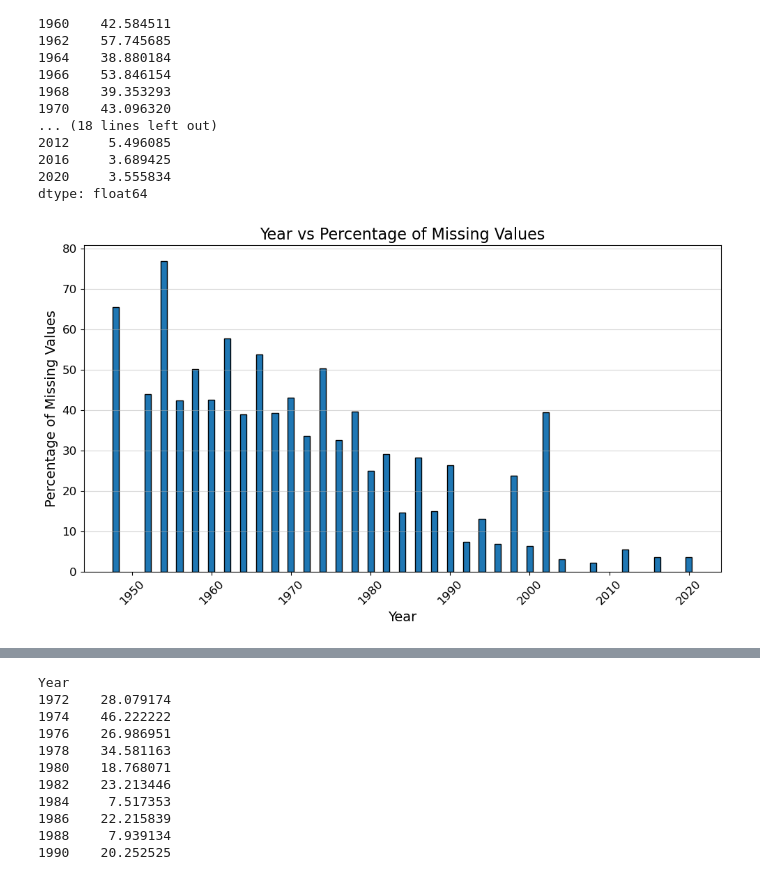
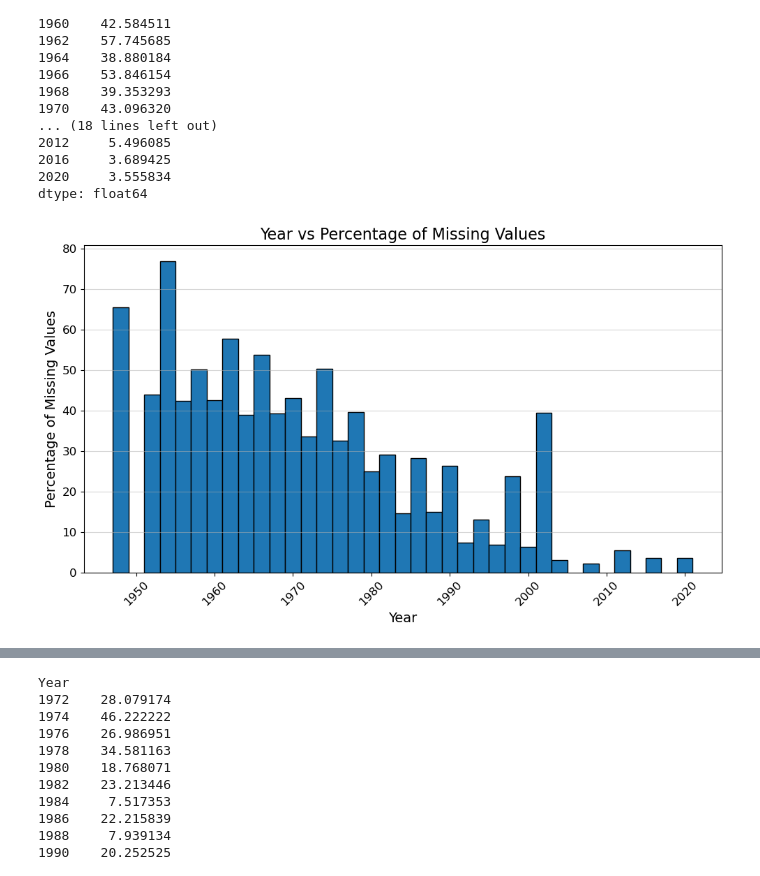
Before and after one commit to mihika-jain/electionAnalysis, a Jupyter notebook: dslc_documentation/01_cleaning.ipynb, the cells around one changed output, grey strips where cells are left out. Drawn from its saved outputs; the diff is of its cells as text; code cells hidden in the pictures.

```diff
--- a/dslc_documentation/01_cleaning.ipynb
+++ b/dslc_documentation/01_cleaning.ipynb
@@ -539,30 +505,30 @@ dtype: float64
 # %%
 import pandas as pd
 import matplotlib.pyplot as plt
 
 # Original data (assuming nulls_by_year is a pandas Series with index as Year and values as the data)
 data = {
     'Year': nulls_by_year.index,  # Year values from the index of nulls_by_year
     'Value': nulls_by_year.values  # Values from the nulls_by_year series
 }
 df = pd.DataFrame(data)
 
 # Plotting bar graph
 plt.figure(figsize=(10, 6))
-plt.bar(df['Year'], df['Value'], edgecolor='black')  # Create a bar graph
+plt.bar(df['Year'], df['Value'], edgecolor='black', width=2)  # Create a bar graph
 plt.title('Year vs Percentage of Missing Values', fontsize=16)
 plt.xlabel('Year', fontsize=14)
 plt.ylabel('Percentage of Missing Values', fontsize=14)
 plt.xticks(fontsize=12, rotation=45)  # Rotate x-axis labels for readability
 plt.yticks(fontsize=12)
 plt.grid(axis='y', alpha=0.5)  # Optional: Show grid lines for the y-axis
 
 # Save the plot as a figure
 plt.tight_layout()
 plt.savefig('year_vs_value_bar_graph.png', dpi=300)  # Save as a high-resolution PNG file
 plt.show()
 # %% [output]
-[figure, old version]
+[figure, new version]
 # %%
 from functions import prepare_data
 
```
Also changed, not shown: parts of 20 cells of this notebook, 17 other files.
